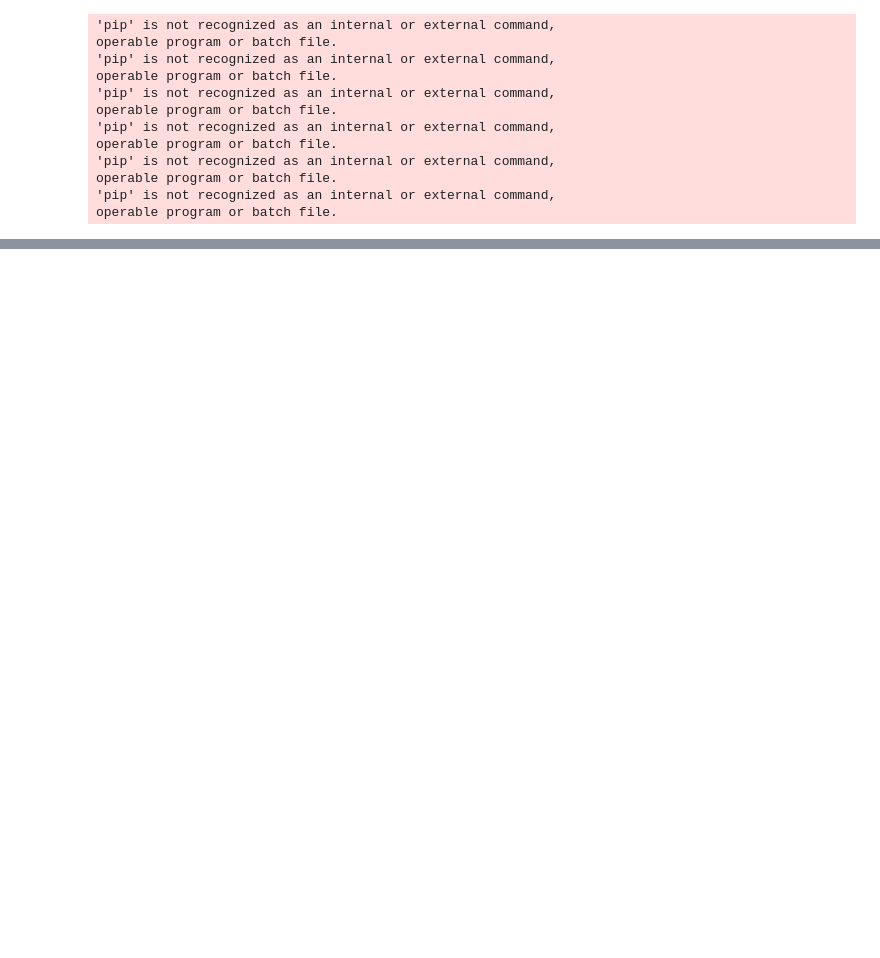
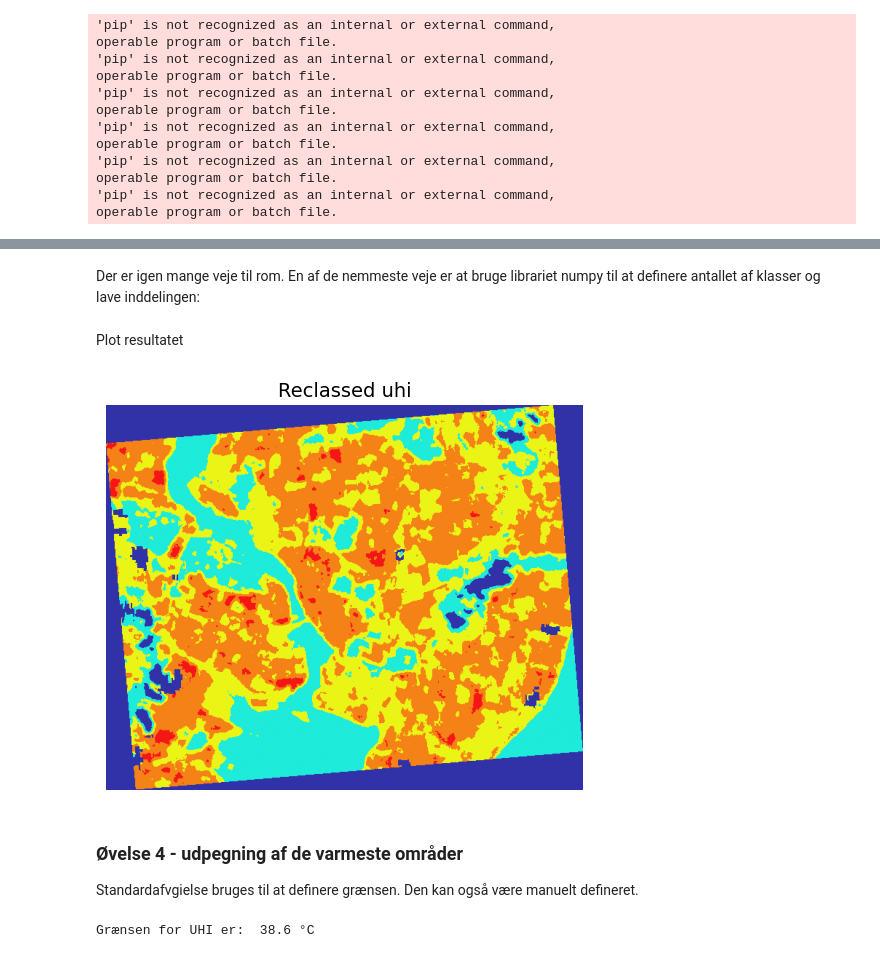
Before and after one commit to anerv/python_kortdage, a Jupyter notebook: Rastereksempel.ipynb, the cells around one changed output, grey strips where cells are left out. Cells and saved outputs as stored; diff of their text form; code cells hidden in the pictures; blank space fills up the shorter version.

```diff
--- a/Rastereksempel.ipynb
+++ b/Rastereksempel.ipynb
@@ -159,0 +69,27 @@ print(round(uhi_graense,1))
+# %%
+# Url til billedets placering
+# inputuhi = r"/content/sample_data/lst_nykoebing_f_2025_celcius.tif"
+inputuhi = r'D:\Projekter\Kortdage\python_kortdage\lst_nykoebing_f_2025_celcius.tif'
+
+# Åbn billedet med rasterio. Læs bånd nr. 1 og definer datatypen som float.
+# uhiraster = rasterio.open(inputuhi).read(1).astype(float)
+# Open raster with rasterio
+with rasterio.open(inputuhi) as src:
+    uhiraster = src.read(1)  # read the first band
+    transform = src.transform
+    raster_crs = src.crs
+
+# No-data værdien i dette billede er sat til en negativ værdi, så alle celler, der er under 0, sættes til No Data (her er et eksempel på, hvordan numpy kan bruges med rasterdata)
+uhiraster[uhiraster < 0] = np.nan
+
+#***Indlæs vektordata ***
+# Sti til geopackage defineres
+# url = "/content/sample_data/nykoebing_afstemningsomraader.gpkg"
+url =r"D:\Projekter\Kortdage\python_kortdage\nykoebing_afstemningsomraader.gpkg"
+
+# Geopandas bruges til at indlæse filen. Herefter defineres koordinatsystemet
+admin_gr_gdf = gpd.read_file(url)
+admin_gr_gdf = admin_gr_gdf.set_crs(epsg=25832, inplace=True,allow_override=True)
+
+# For lige at tjekke at data ser ud som forventet, printes tabellen
+admin_gr_gdf.head()
@@ -159,0 +262,2 @@ print(round(uhi_graense,1))
+# %% [markdown]
+Der er igen mange veje til rom. En af de nemmeste veje er at bruge librariet numpy til at definere antallet af klasser og lave inddelingen:
@@ -159,0 +276,35 @@ print(round(uhi_graense,1))
+# %% [markdown]
+Plot resultatet
+# %%
+# Plot det reklassificerede
+fig, ax = plt.subplots(figsize=(10, 5))
+
+# Definer de farver, man gerne vil bruge til plottet
+cmap = ListedColormap(["#3232a8", "#1eebda", "#eaf516", "#f58216","#f51616"])
+
+chm_plot = ax.imshow(reclassified_uhi, cmap=cmap )
+
+ax.set_title("Reclassed uhi", fontsize=14)
+ax.axis('off')
+plt.show()
+# %% [output]
+[figure, added]
+# %% [markdown]
+### Øvelse 4 - udpegning af de varmeste områder
+
+Standardafvgielse bruges til at definere grænsen. Den kan også være manuelt defineret.
+# %%
+merged_omr = admin_gr_gdf[['id','geometry']].dissolve()
+
+uhi_std = zonal_stats(merged_omr, inputuhi, stats='mean std',geojson_out=True)
+gdf_uhi_std =  gpd.GeoDataFrame.from_features(uhi_std)
+
+mean_value = uhi_std[0]["properties"]["mean"]
+
+std_value = uhi_std[0]["properties"]["std"]
+
+uhi_graense = mean_value+(std_value*2)
+
+print('Grænsen for UHI er: ',round(uhi_graense,1),'°C')
+# %% [output]
+Grænsen for UHI er:  38.6 °C
```
Also changed, not shown: parts of 45 cells of this notebook.
